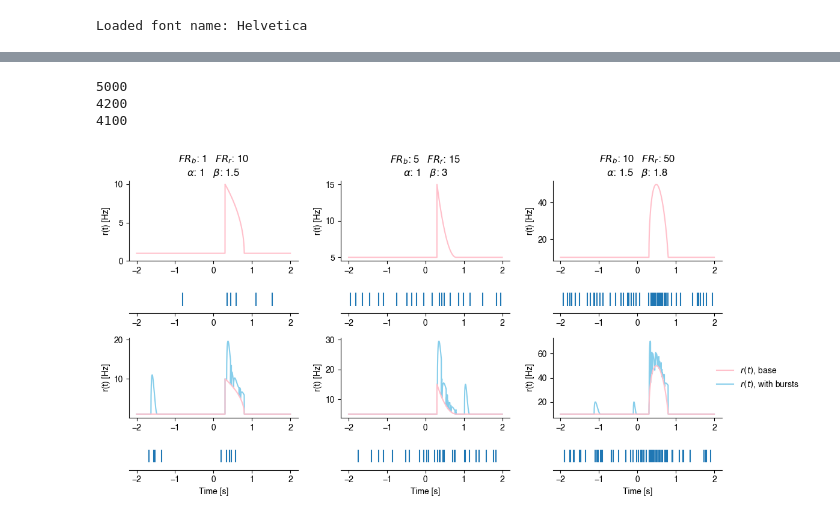
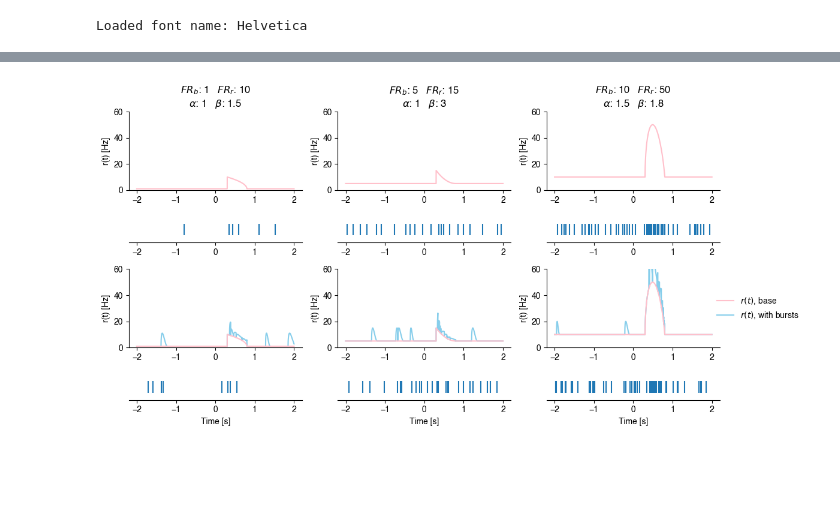
Before and after one commit to a-darcher/response_generator, a Jupyter notebook: dev_nbs/supp_figure_parameters.ipynb, the cells around one changed output, grey strips where cells are left out. Saved outputs shown, nothing was run; the diff lists cells and outputs as text; code cells hidden in the pictures; blank space fills up the shorter version.

```diff
--- a/dev_nbs/supp_figure_parameters.ipynb
+++ b/dev_nbs/supp_figure_parameters.ipynb
@@ -396,7 +388,7 @@ generator, trial_activity, generator_b, trial_activity_b = get_bursts_and_also_n
 ax = axes["A"]
 i = 0
 ax.plot(x, generator.r_t, color="pink")
-ax.set_yticks([0, 5, 10])
+#ax.set_yticks([0, 5, 10])
 ax.set_ylabel(r"r(t) [Hz]")
 ax.set_title(f"{b}: {baseline_fr}   {r}: {response_fr}\n{beta_a}: {a}   {beta_b}: {b_}")
 sns.despine(ax=ax)
@@ -484,34 +476,36 @@ ax.eventplot(trial_activity[i])
 ax.set_yticks([])
 sns.despine(left=True, ax=ax)
 
 
 ### bursts
 ax = axes["K"]
 ax.sharex(axes['A'])
 
 ax.plot(x, generator_b.burst_r_t_collection[i], color="skyblue", label=r"$r(t)$, with bursts")
 ax.plot(x, generator_b.r_t, color="pink", label=r"$r(t)$, base")
 ax.set_ylabel(r"r(t) [Hz]")
 sns.despine(ax=ax)
 
 
 handles, labels = ax.get_legend_handles_labels()
 ax.legend(handles[::-1], labels[::-1], frameon=False,
           loc="center right", bbox_to_anchor=(1.5, 0.5))
 
 
 ax = axes["L"]
 ax.sharex(axes['A'])
 ax.eventplot(trial_activity_b[i])
 ax.set_yticks([])
 sns.despine(left=True, ax=ax)
 ax.set_xlabel("Time [s]")
 
+for key, ax in axes.items():
+    if key in ["A", "C", "E", "G", "I", "K"]:
+        ax.set_ylim(0, 60)
+
 plt.tight_layout()
 
 plt.savefig(save_dir / "simulation_params_3.svg", dpi=100,bbox_inches="tight")
+plt.savefig(save_dir / "SFig_SimulationParams3.png", dpi=100,bbox_inches="tight")
 # %% [output]
-5000
-4200
-4100
-[figure, old version]
+[figure, new version]
```
Also changed, not shown: parts of 6 cells of this notebook, 42 other files.
